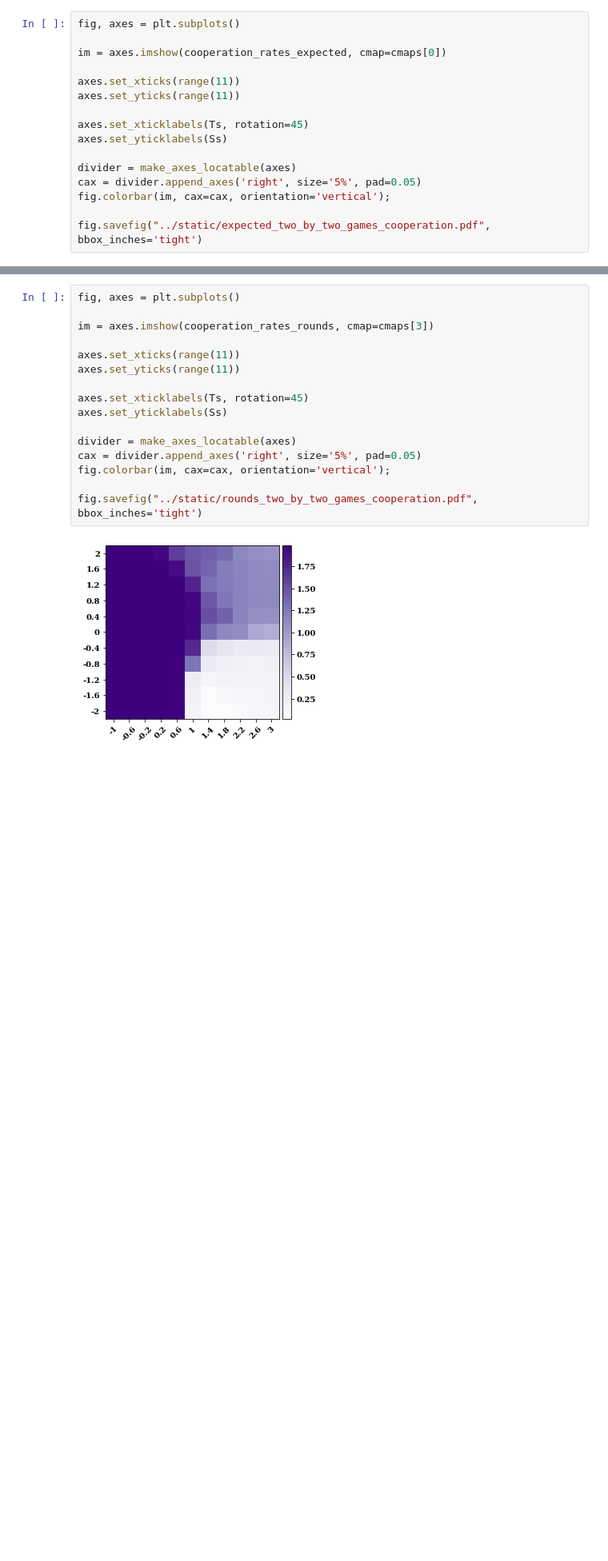
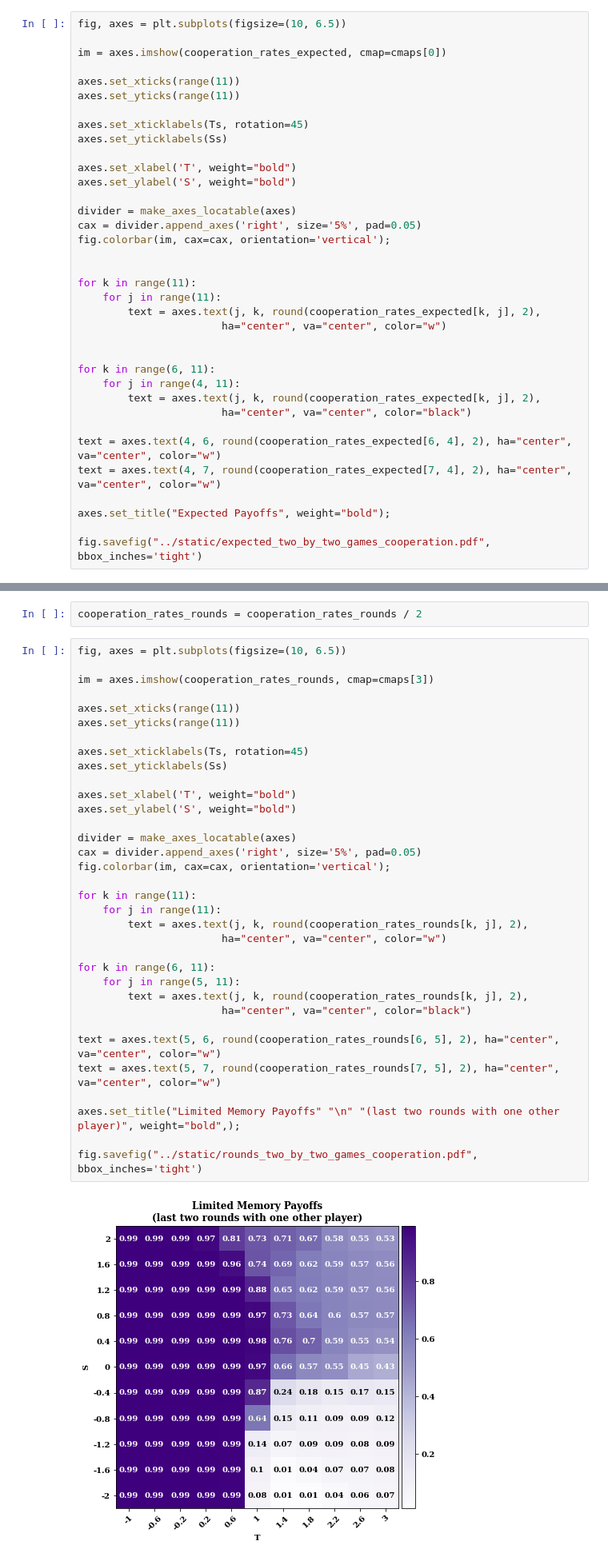
Before and after one commit to Nikoleta-v3/evolution-of-cooperation-with-limited-updating-payoff-memory, a Jupyter notebook: nbs/Cooperating rates.ipynb, the cells around one changed output, grey strips where cells are left out. Shown at 80% size. Saved outputs shown, nothing was run; the diff lists cells and outputs as text; blank space fills up the shorter version.

```diff
--- a/nbs/Cooperating rates.ipynb
+++ b/nbs/Cooperating rates.ipynb
@@ -48,7 +54,7 @@ for i, file in enumerate(sorted_cvs_files_expected):
     cooperation_rates_expected[int(x), int(y)] = sum(df['average cooperation rate'] * (df['frequencies'] / 10 ** 7))
     scores_expected[x, y] = sum(df['average score'] * (df['frequencies'] / 10 ** 7))
 # %%
-fig, axes = plt.subplots()
+fig, axes = plt.subplots(figsize=(10, 6.5))
 
 im = axes.imshow(cooperation_rates_expected, cmap=cmaps[0])
 
@@ -58,9 +64,29 @@ axes.set_yticks(range(11))
 axes.set_xticklabels(Ts, rotation=45)
 axes.set_yticklabels(Ss)
 
+axes.set_xlabel('T', weight="bold")
+axes.set_ylabel('S', weight="bold")
+
 divider = make_axes_locatable(axes)
 cax = divider.append_axes('right', size='5%', pad=0.05)
 fig.colorbar(im, cax=cax, orientation='vertical');
 
+
+for k in range(11):
+    for j in range(11):
+        text = axes.text(j, k, round(cooperation_rates_expected[k, j], 2),
+                       ha="center", va="center", color="w")
+
+
+for k in range(6, 11):
+    for j in range(4, 11):
+        text = axes.text(j, k, round(cooperation_rates_expected[k, j], 2),
+                       ha="center", va="center", color="black")
+
+text = axes.text(4, 6, round(cooperation_rates_expected[6, 4], 2), ha="center", va="center", color="w")
+text = axes.text(4, 7, round(cooperation_rates_expected[7, 4], 2), ha="center", va="center", color="w")
+
+axes.set_title("Expected Payoffs", weight="bold");
+
 fig.savefig("../static/expected_two_by_two_games_cooperation.pdf", bbox_inches='tight')
 # %% [output]
@@ -157,21 +217,41 @@ df.describe()
+# %%
+cooperation_rates_rounds = cooperation_rates_rounds / 2
 # %%
-fig, axes = plt.subplots()
+fig, axes = plt.subplots(figsize=(10, 6.5))
 
 im = axes.imshow(cooperation_rates_rounds, cmap=cmaps[3])
 
 axes.set_xticks(range(11))
 axes.set_yticks(range(11))
 
 axes.set_xticklabels(Ts, rotation=45)
 axes.set_yticklabels(Ss)
 
+axes.set_xlabel('T', weight="bold")
+axes.set_ylabel('S', weight="bold")
+
 divider = make_axes_locatable(axes)
 cax = divider.append_axes('right', size='5%', pad=0.05)
 fig.colorbar(im, cax=cax, orientation='vertical');
 
+for k in range(11):
+    for j in range(11):
+        text = axes.text(j, k, round(cooperation_rates_rounds[k, j], 2),
+                       ha="center", va="center", color="w")
+
+for k in range(6, 11):
+    for j in range(5, 11):
+        text = axes.text(j, k, round(cooperation_rates_rounds[k, j], 2),
+                       ha="center", va="center", color="black")
+
+text = axes.text(5, 6, round(cooperation_rates_rounds[6, 5], 2), ha="center", va="center", color="w")
+text = axes.text(5, 7, round(cooperation_rates_rounds[7, 5], 2), ha="center", va="center", color="w")
+
+axes.set_title("Limited Memory Payoffs" "\n" "(last two rounds with one other player)", weight="bold",);
+
 fig.savefig("../static/rounds_two_by_two_games_cooperation.pdf", bbox_inches='tight')
 # %% [output]
-[figure, old version]
+[figure, new version]
 # %% [markdown]
 **Opponents**
 # %%
```
Also changed, not shown: parts of 20 cells of this notebook, 13 other files.
